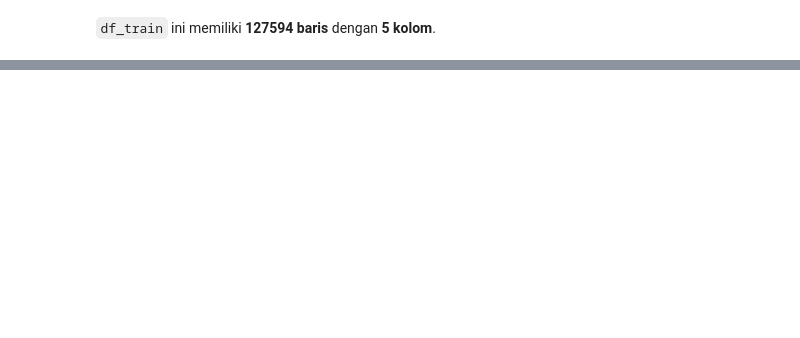
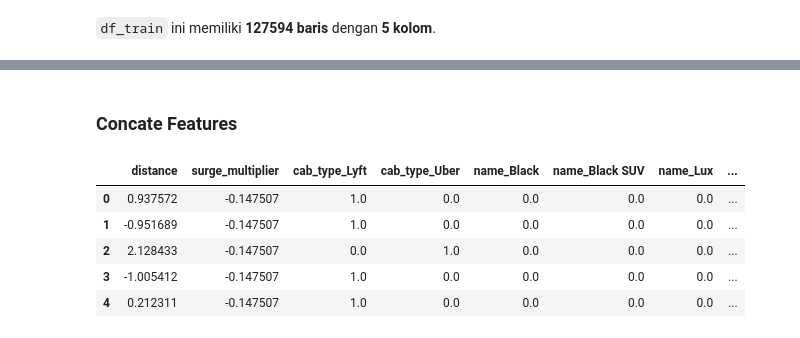
Before and after one commit to Penzragon/h8dsft_P1W1Reg, a Jupyter notebook: script.ipynb, the cells around one changed output, grey strips where cells are left out. Saved outputs shown, nothing was run; the diff lists cells and outputs as text; code cells hidden in the pictures; blank space fills up the shorter version.

```diff
--- a/script.ipynb
+++ b/script.ipynb
@@ -580,0 +691,22 @@ df_test
+# %%
+encoder = OneHotEncoder()
+# %%
+X_train_cat_encoded = encoder.fit_transform(X_train_cat)
+X_test_cat_encoded = encoder.transform(X_test_cat)
+# %%
+X_train_cat_encoded = pd.DataFrame(X_train_cat_encoded.toarray(), columns=encoder.get_feature_names(cat_cols))
+X_test_cat_encoded = pd.DataFrame(X_test_cat_encoded.toarray(), columns=encoder.get_feature_names(cat_cols))
+# %% [markdown]
+### Concate Features
+# %%
+X_train = pd.concat([X_train_num_scaled, X_train_cat_encoded], axis=1)
+X_test = pd.concat([X_test_num_scaled, X_test_cat_encoded], axis=1)
+# %%
+X_train.head()
+# %% [output]
+|  | distance | surge_multiplier | cab_type_Lyft | cab_type_Uber | name_Black | name_Black SUV | name_Lux | ... |
+| 0 | 0.937572 | -0.147507 | 1.0 | 0.0 | 0.0 | 0.0 | 0.0 | ... |
+| 1 | -0.951689 | -0.147507 | 1.0 | 0.0 | 0.0 | 0.0 | 0.0 | ... |
+| 2 | 2.128433 | -0.147507 | 0.0 | 1.0 | 0.0 | 0.0 | 0.0 | ... |
+| 3 | -1.005412 | -0.147507 | 1.0 | 0.0 | 0.0 | 0.0 | 0.0 | ... |
+| 4 | 0.212311 | -0.147507 | 1.0 | 0.0 | 0.0 | 0.0 | 0.0 | ... |
```
Also changed, not shown: parts of 35 cells of this notebook.
